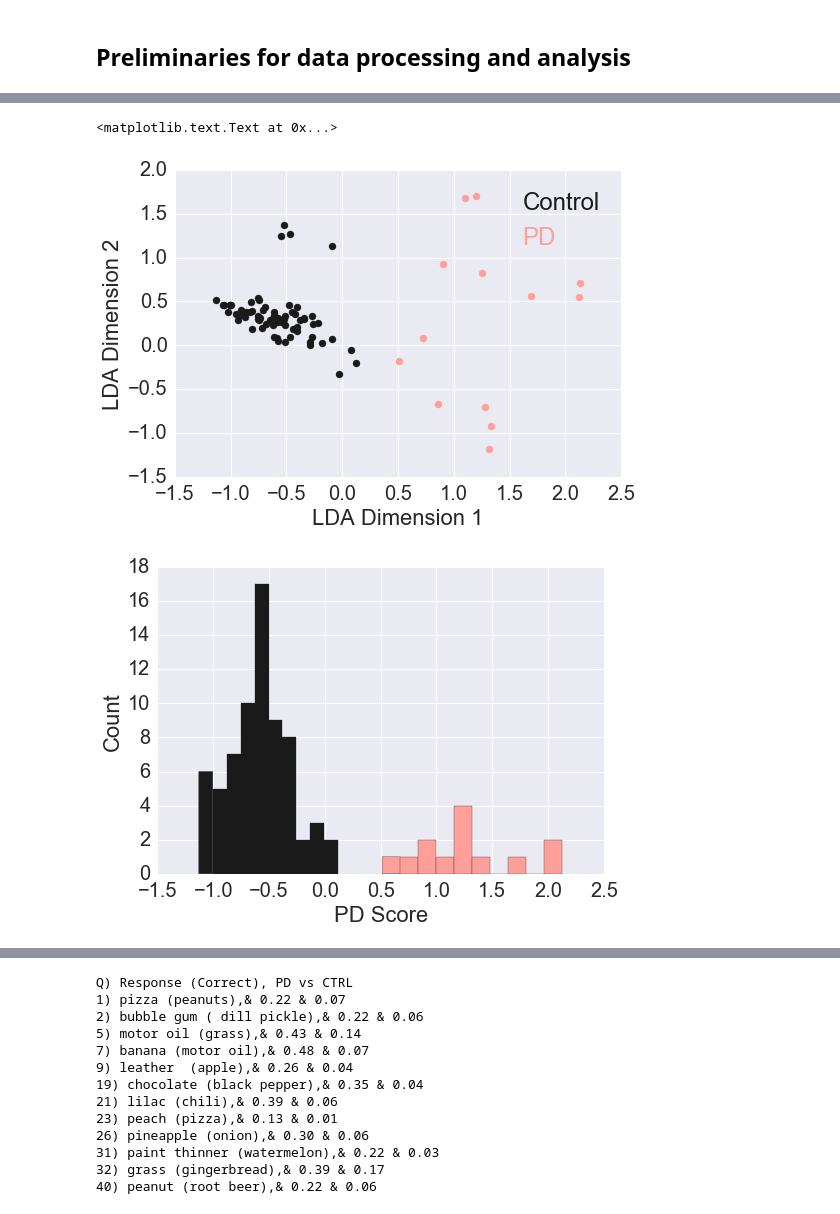
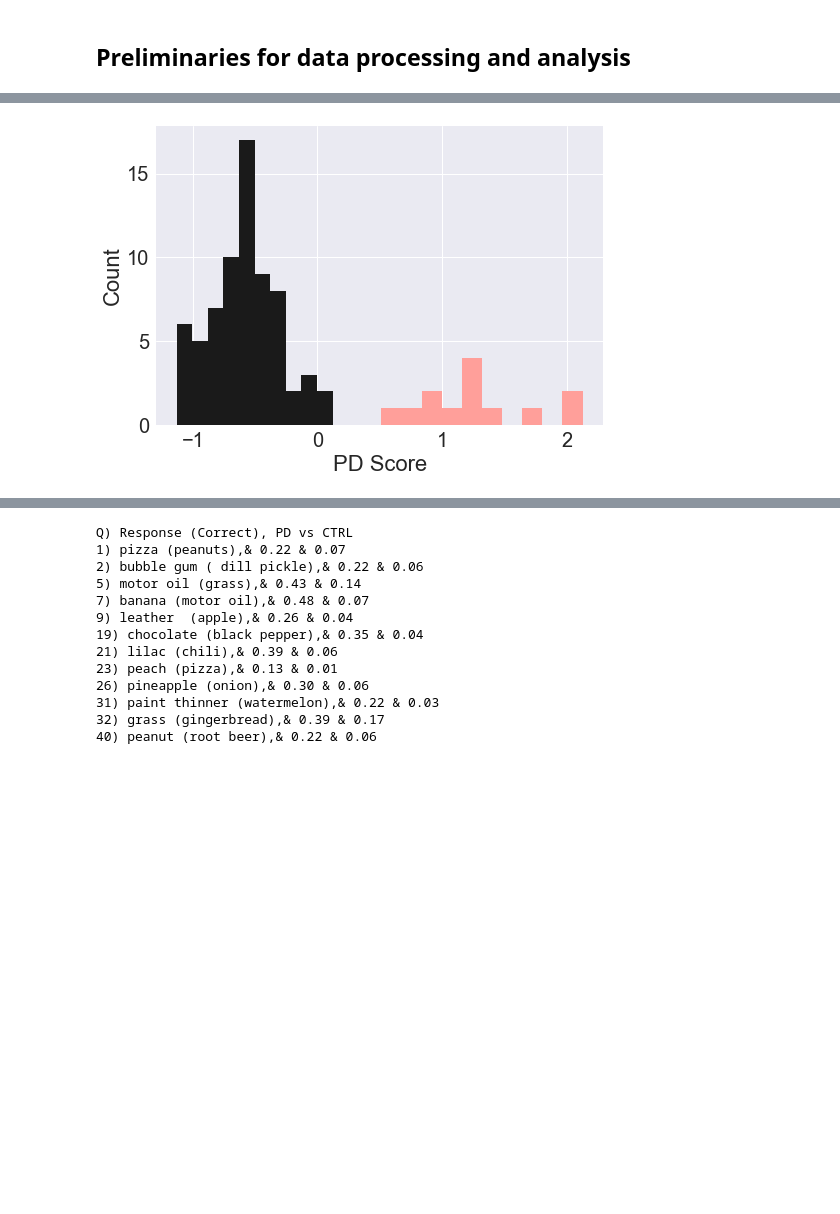
Before and after one commit to rgerkin/upsit, a Jupyter notebook: UPSIT Master.ipynb, the cells around one changed output, grey strips where cells are left out. Saved outputs shown, nothing was run; the diff lists cells and outputs as text; code cells hidden in the pictures; blank space fills up the shorter version.

```diff
--- a/UPSIT Master.ipynb
+++ b/UPSIT Master.ipynb
@@ -78,6 +84,8 @@ for q in range(1,41):
     clin['upsit_%d_responded' % (q)] = clin['smell_%d' % q]>0
     clin['upsit_%d_correct' % (q)] = clin['smell_%d' % q]==correct[q-1]
     clin.drop('smell_%d' % q,axis=1,inplace=True)
+for i,letter in enumerate(['a','b','c','d']):
+    clin['upsit_order_%s' % letter] = sum([clin['upsit_%d%s' % (q,letter)] for q in range(1,41)])
 clin['upsit_total_responded'] = sum([clin['upsit_%d_responded' % q] for q in range(1,41)])
 clin['upsit_total_correct'] = sum([clin['upsit_%d_correct' % q] for q in range(1,41)])
 #for i in np.arange(0,40,5):
@@ -203,15 +139,0 @@ p_pos = make_average_p(p_pos,clfs)
-# %%
-sns.set(font_scale=2)
-for key in keys:
-    plt.figure()
-    d = {use:p_pos[key][use]['average'] for use in uses}
-    n0 = sum(Y[key]==0)
-    n1 = sum(Y[key]>0)
-    aucs,aucs_se = s.plot_roc_curve(ys[key],n0=n0,n1=n1,smooth=True,**d)
-    for i,(a1,se1) in enumerate(zip(aucs,aucs_se)):
-        for j,(a2,se2) in enumerate(zip(aucs,aucs_se)):
-            if i>j:
-                d = np.abs((a1-a2)/np.sqrt((se1**2 + se2**2)/2))
-                p = (1-norm.cdf(d,0,1))/2
-                print("%s vs %s: p=%.4f" % (sorted(uses)[i],sorted(uses)[j],p))
-    plt.title(keys[key])
@@ -349,35 +316,34 @@ for i,text in enumerate(l.get_texts()):
 # %%
 z = clin.join(df.loc[clin.index,:][['Clinpath Control','Clinpath PD','dementia']])
 z = z[(z['dementia']==0) & ((z['Clinpath Control']==1) | (z['Clinpath PD']==1))]
 pattern = [f for f in list(z) if re.match('upsit_[0-9]+[a-d]',f)]
 lda = LinearDiscriminantAnalysis(shrinkage='auto',solver='eigen')#,n_components=2)
 ft = lda.fit_transform(z[pattern],z['Clinpath PD'])
 lda_shuff = {}
 ft_shuff = {}
 n_shuff = 1000
 for i in range(n_shuff):
     lda_shuff[i] = LinearDiscriminantAnalysis(shrinkage='auto',solver='eigen')#,n_components=2)
     z_shuff = z.copy()
     z_shuff['Clinpath PD'] = np.random.rand(z.shape[0])<z['Clinpath PD'].mean()
     ft_shuff[i] = lda_shuff[i].fit_transform(z_shuff[pattern],z_shuff['Clinpath PD'])
 sns.set(font_scale=2)
 for i in [0,1]:
     index = np.where(z['Clinpath PD']==i)
-    plt.figure(1)
-    plt.scatter(ft[index,0],ft[index,1],color='kr'[i],s=50,label=['Control','PD'][i])
+    #plt.figure(1)
+    #plt.scatter(ft[index,0],ft[index,1],color='kr'[i],s=50,label=['Control','PD'][i])
     plt.figure(2)
     plt.hist(ft[index,0].ravel(),bins=10,color='kr'[i])
-plt.figure(1)
-lgd = plt.legend(markerscale=0,fontsize=24)
-plt.xlabel('LDA Dimension 1')
-plt.ylabel('LDA Dimension 2')
-for i,text in enumerate(lgd.get_texts()):
-    text.set_color('kr'[i])
+#plt.figure(1)
+#lgd = plt.legend(markerscale=0,fontsize=24)
+#plt.xlabel('LDA Dimension 1')
+#plt.ylabel('LDA Dimension 2')
+#for i,text in enumerate(lgd.get_texts()):
+#    text.set_color('kr'[i])
 plt.figure(2)
 plt.xlabel('PD Score')
 plt.ylabel('Count')
+s.save_fig()
 # %% [output]
-<matplotlib.text.Text at 0x...>
-[figure, old version]
+[figure, new version]
-[figure, removed]
 # %%
```
Also changed, not shown: parts of 22 cells of this notebook, 1 other file.
